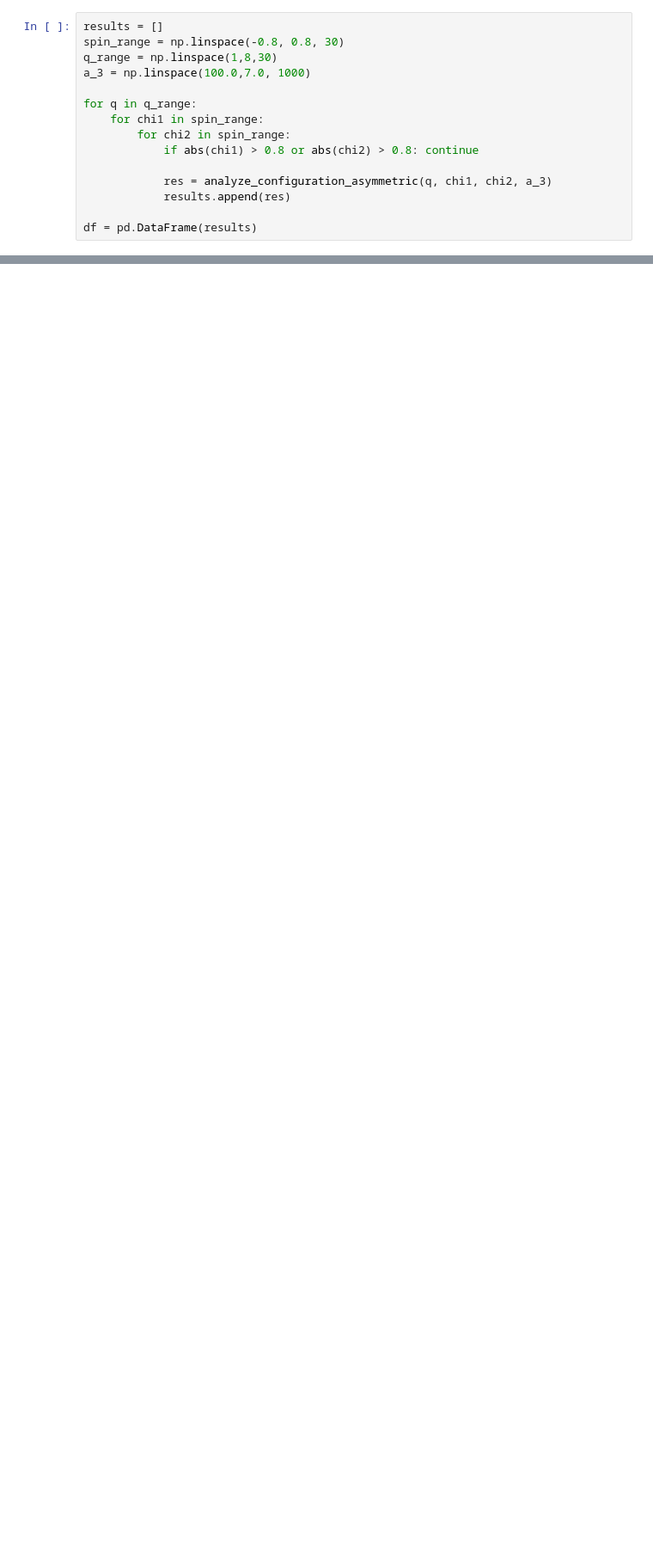
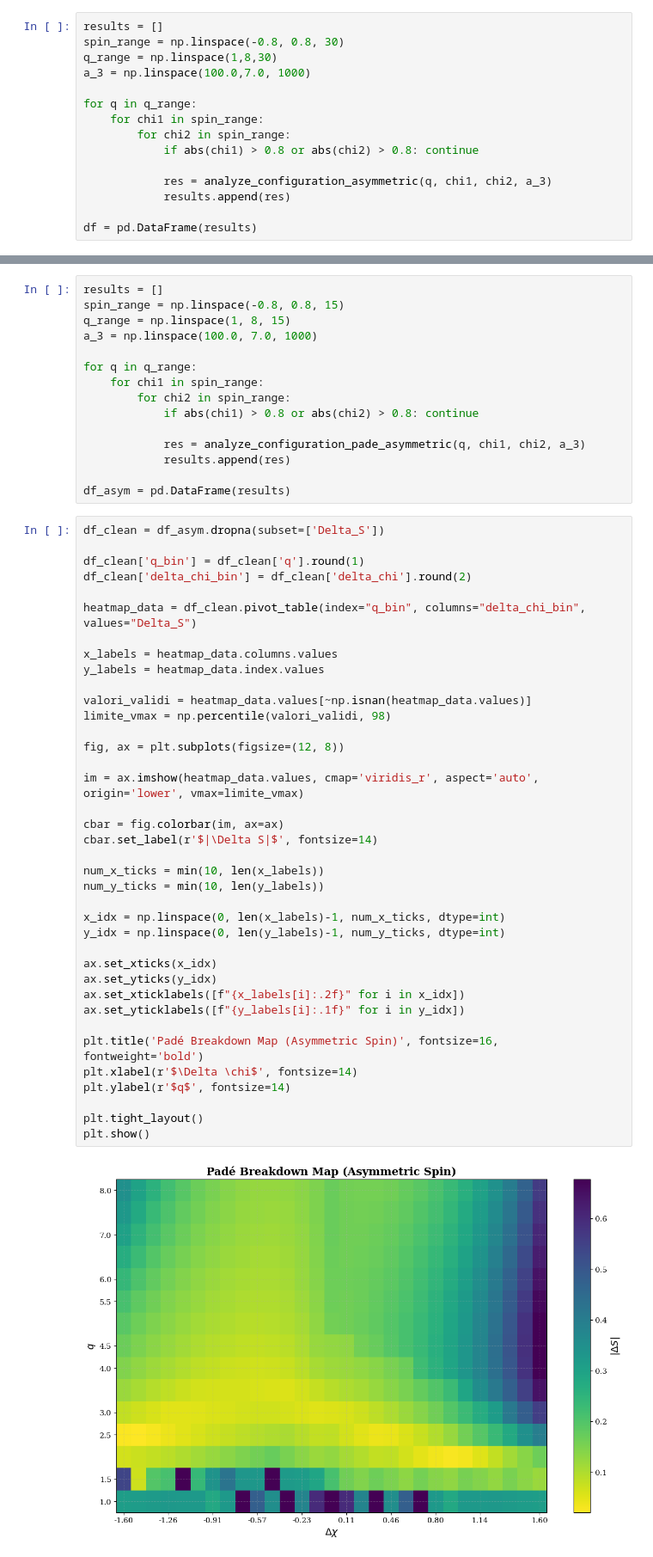
Before and after one commit to giacomobrugali/Entropy-conjecture, a Jupyter notebook: Entropy-conjecture/Newtonian_analysis/Aligned_spin.ipynb, the cells around one changed output, grey strips where cells are left out. Shown at 86% size. Cells and saved outputs as stored; diff of their text form; blank space fills up the shorter version.

```diff
--- a/Entropy-conjecture/Newtonian_analysis/Aligned_spin.ipynb
+++ b/Entropy-conjecture/Newtonian_analysis/Aligned_spin.ipynb
@@ -506,0 +691,55 @@ plt.show()
+# %%
+results = []
+spin_range = np.linspace(-0.8, 0.8, 15)
+q_range = np.linspace(1, 8, 15)
+a_3 = np.linspace(100.0, 7.0, 1000)
+
+for q in q_range:
+    for chi1 in spin_range:
+        for chi2 in spin_range:
+            if abs(chi1) > 0.8 or abs(chi2) > 0.8: continue
+
+            res = analyze_configuration_pade_asymmetric(q, chi1, chi2, a_3)
+            results.append(res)
+
+df_asym = pd.DataFrame(results)
+# %%
+df_clean = df_asym.dropna(subset=['Delta_S'])
+
+df_clean['q_bin'] = df_clean['q'].round(1)
+df_clean['delta_chi_bin'] = df_clean['delta_chi'].round(2)
+
+heatmap_data = df_clean.pivot_table(index="q_bin", columns="delta_chi_bin", values="Delta_S")
+
+x_labels = heatmap_data.columns.values
+y_labels = heatmap_data.index.values
+
+valori_validi = heatmap_data.values[~np.isnan(heatmap_data.values)]
+limite_vmax = np.percentile(valori_validi, 98)
+
+fig, ax = plt.subplots(figsize=(12, 8))
+
+im = ax.imshow(heatmap_data.values, cmap='viridis_r', aspect='auto', origin='lower', vmax=limite_vmax)
+
+cbar = fig.colorbar(im, ax=ax)
+cbar.set_label(r'$|\Delta S|$', fontsize=14)
+
+num_x_ticks = min(10, len(x_labels))
+num_y_ticks = min(10, len(y_labels))
+
+x_idx = np.linspace(0, len(x_labels)-1, num_x_ticks, dtype=int)
+y_idx = np.linspace(0, len(y_labels)-1, num_y_ticks, dtype=int)
+
+ax.set_xticks(x_idx)
+ax.set_yticks(y_idx)
+ax.set_xticklabels([f"{x_labels[i]:.2f}" for i in x_idx])
+ax.set_yticklabels([f"{y_labels[i]:.1f}" for i in y_idx])
+
+plt.title('Padé Breakdown Map (Asymmetric Spin)', fontsize=16, fontweight='bold')
+plt.xlabel(r'$\Delta \chi$', fontsize=14)
+plt.ylabel(r'$q$', fontsize=14)
+
+plt.tight_layout()
+plt.show()
+# %% [output]
+[figure, added]
```
Also changed, not shown: parts of 18 cells of this notebook, 2 other files.
